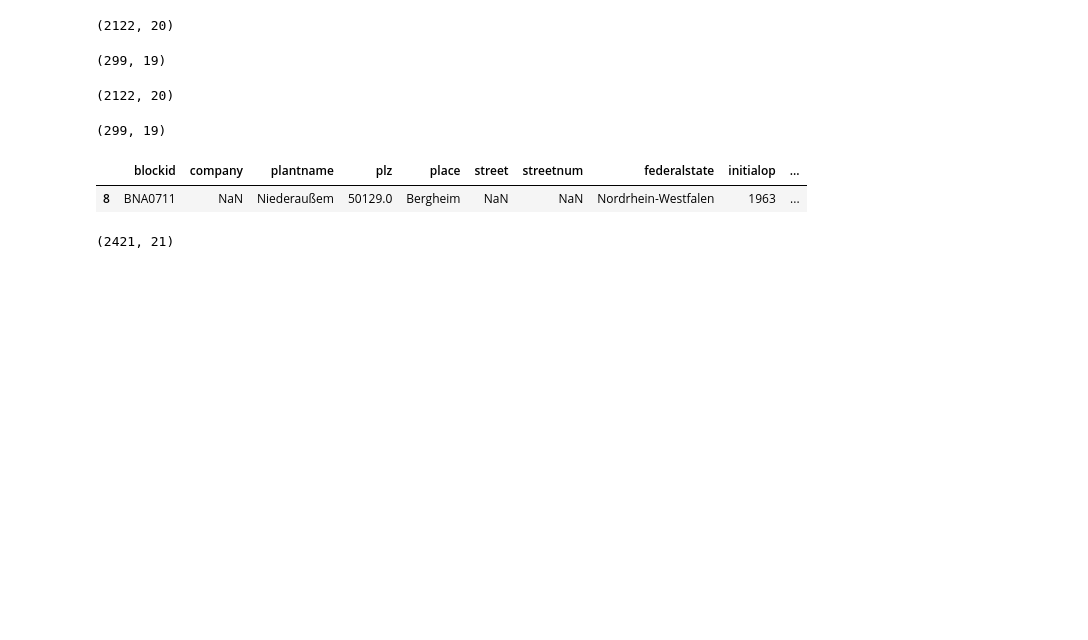
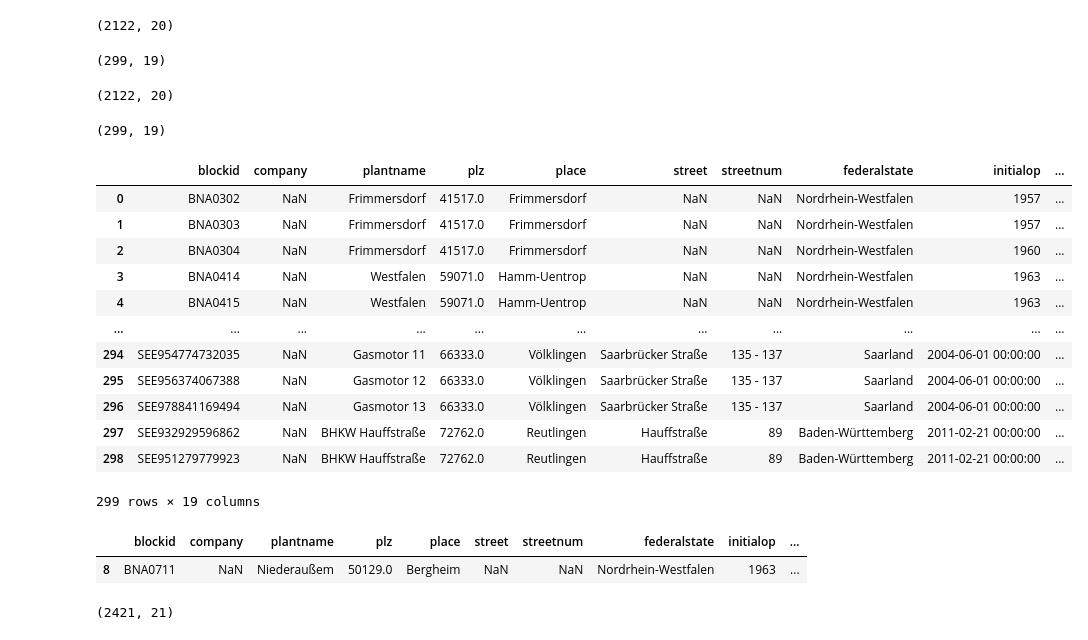
Before and after one commit to sidietz/plantwatch-data, a Jupyter notebook: basic/toblocks-v4.ipynb, the cells around one changed output. Cells and saved outputs as stored; diff of their text form; code cells hidden in the pictures; blank space fills up the shorter version.

Commit message:
fix retired plants

```diff
--- a/basic/toblocks-v4.ipynb
+++ b/basic/toblocks-v4.ipynb
@@ -195,6 +195,22 @@ plq0a.shape
 plr0b.shape
 # %% [output]
 (299, 19)
+# %%
+plr0b
+# %% [output]
+|  | blockid | company | plantname | plz | place | street | streetnum | federalstate | initialop | ... |
+| 0 | BNA0302 | NaN | Frimmersdorf | 41517.0 | Frimmersdorf | NaN | NaN | Nordrhein-Westfalen | 1957 | ... |
+| 1 | BNA0303 | NaN | Frimmersdorf | 41517.0 | Frimmersdorf | NaN | NaN | Nordrhein-Westfalen | 1957 | ... |
+| 2 | BNA0304 | NaN | Frimmersdorf | 41517.0 | Frimmersdorf | NaN | NaN | Nordrhein-Westfalen | 1960 | ... |
+| 3 | BNA0414 | NaN | Westfalen | 59071.0 | Hamm-Uentrop | NaN | NaN | Nordrhein-Westfalen | 1963 | ... |
+| 4 | BNA0415 | NaN | Westfalen | 59071.0 | Hamm-Uentrop | NaN | NaN | Nordrhein-Westfalen | 1963 | ... |
+| ... | ... | ... | ... | ... | ... | ... | ... | ... | ... | ... |
+| 294 | SEE954774732035 | NaN | Gasmotor 11 | 66333.0 | Völklingen | Saarbrücker Straße | 135 - 137 | Saarland | 2004-06-01 00:00:00 | ... |
+| 295 | SEE956374067388 | NaN | Gasmotor 12 | 66333.0 | Völklingen | Saarbrücker Straße | 135 - 137 | Saarland | 2004-06-01 00:00:00 | ... |
+| 296 | SEE978841169494 | NaN | Gasmotor 13 | 66333.0 | Völklingen | Saarbrücker Straße | 135 - 137 | Saarland | 2004-06-01 00:00:00 | ... |
+| 297 | SEE932929596862 | NaN | BHKW Hauffstraße | 72762.0 | Reutlingen | Hauffstraße | 89 | Baden-Württemberg | 2011-02-21 00:00:00 | ... |
+| 298 | SEE951279779923 | NaN | BHKW Hauffstraße | 72762.0 | Reutlingen | Hauffstraße | 89 | Baden-Württemberg | 2011-02-21 00:00:00 | ... |
+299 rows × 19 columns
 # %%
 pl_combined = pd.concat([plq0a, plr0b])
 pl_combined['energysource'] = pl_combined['energysource'].apply(lambda x: str(x).replace('Wärme', 'Erdgas'))
```
Also changed, not shown: parts of 12 cells of this notebook.
